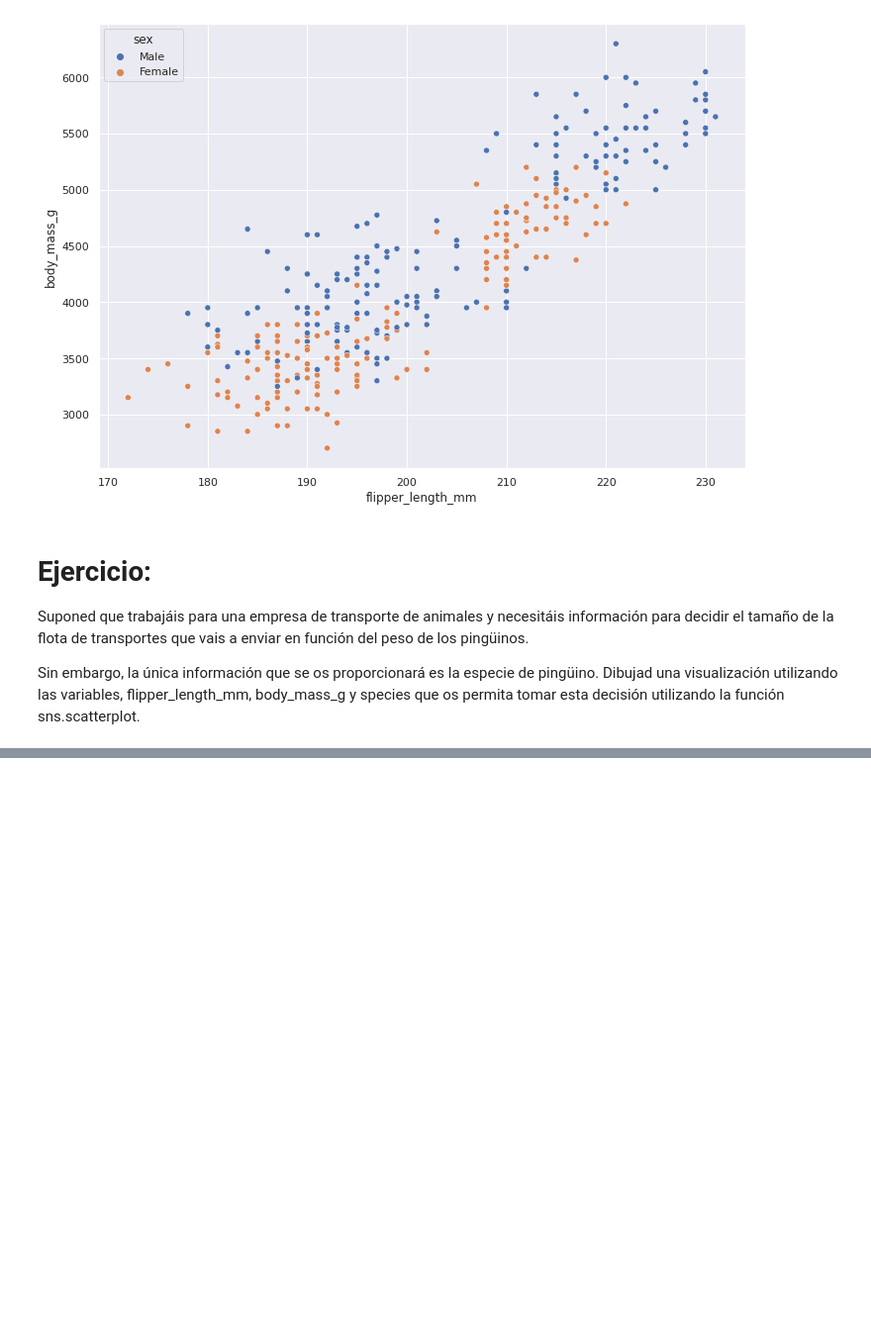
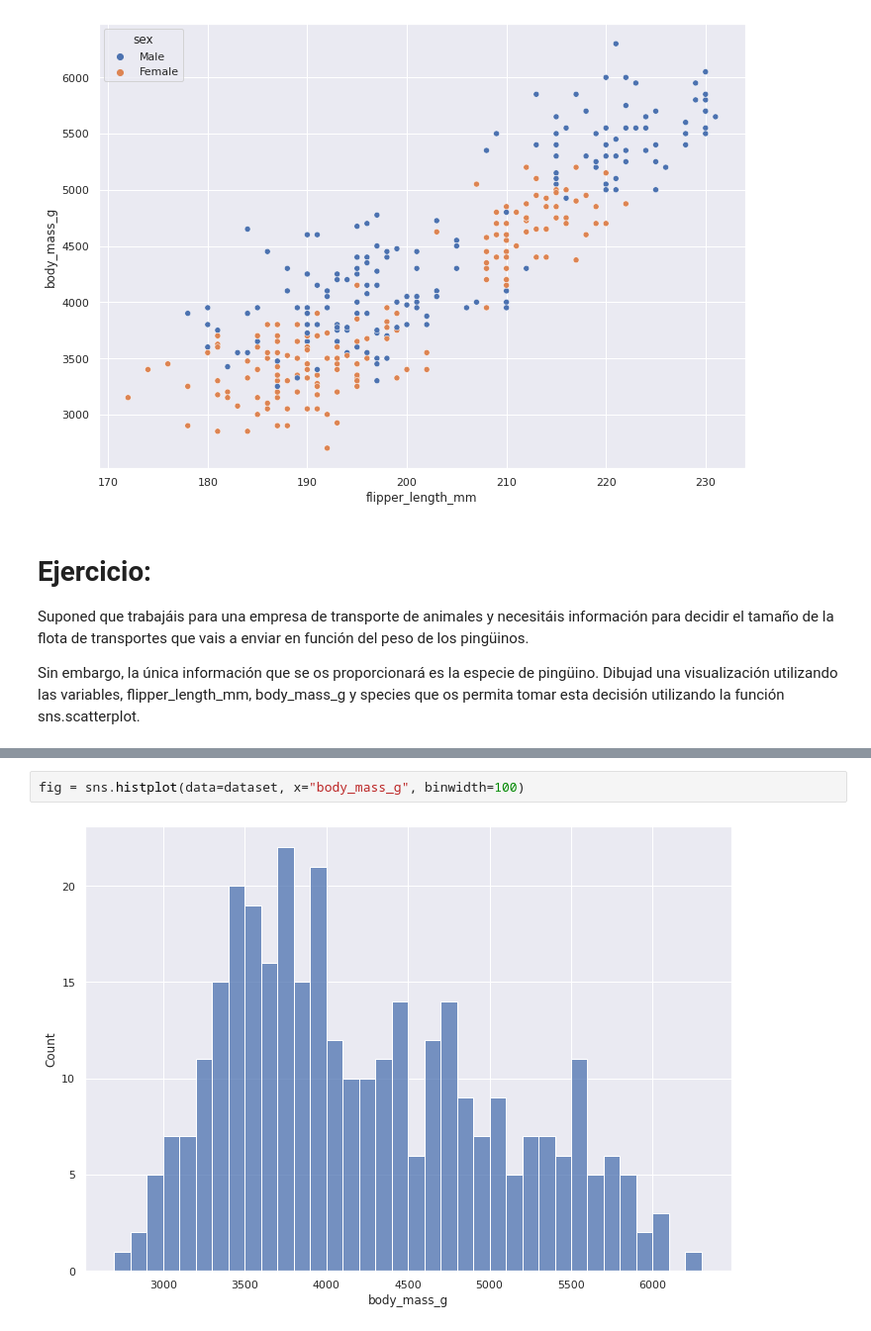
Before and after one commit to CuadraAlconero/IDAL_IA3_CuadraAlconero, a Jupyter notebook: Visualización.ipynb, the cells around one changed output, grey strips where cells are left out. Shown at 99% size. Cells and saved outputs as stored; diff of their text form; blank space fills up the shorter version.

```diff
--- a/Visualización.ipynb
+++ b/Visualización.ipynb
@@ -69,0 +122,4 @@ Sin embargo, la única información que se os proporcionará es la especie de pi
+# %%
+fig = sns.histplot(data=dataset, x="body_mass_g", binwidth=100)
+# %% [output]
+[figure, added]
```
Also changed, not shown: parts of 14 cells of this notebook.
